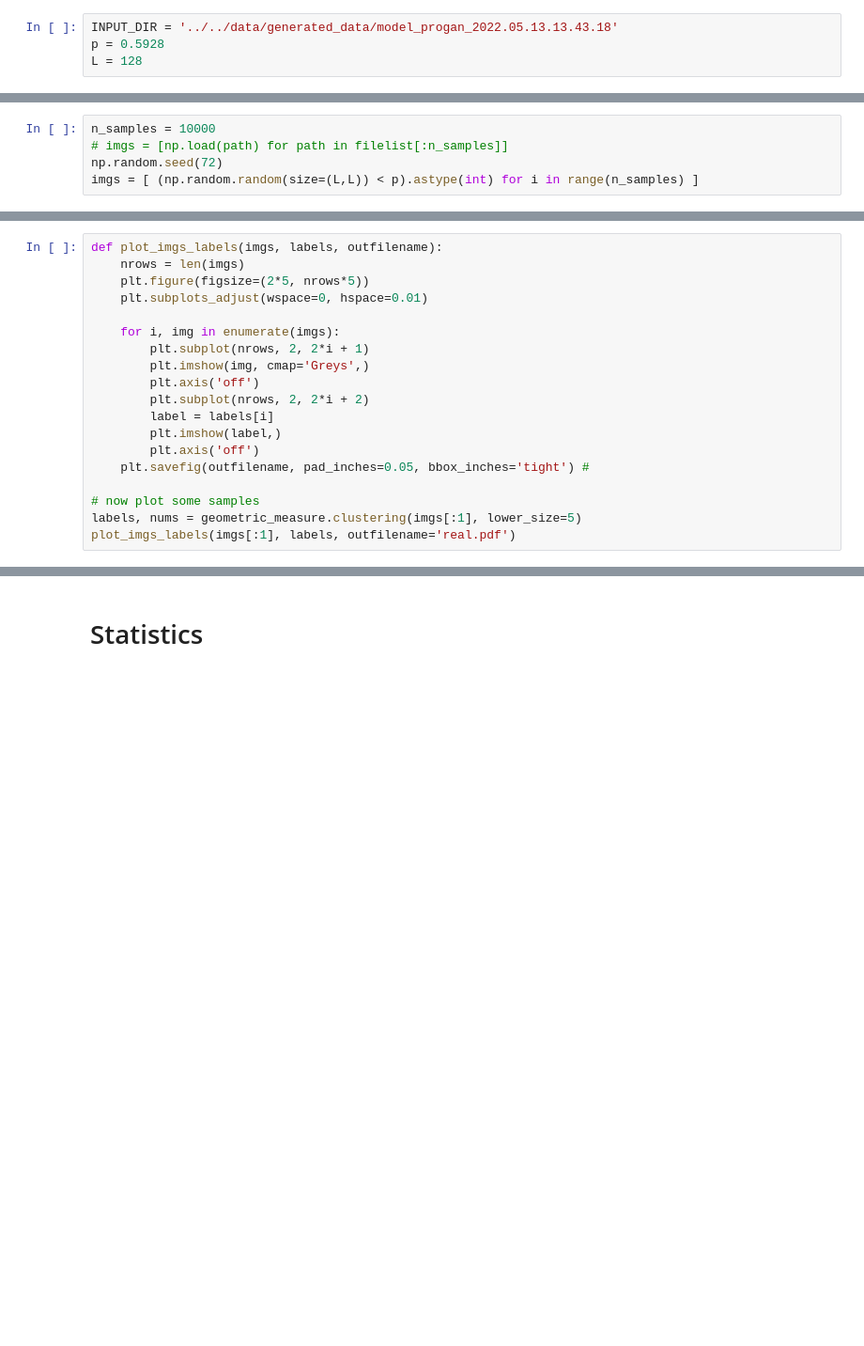
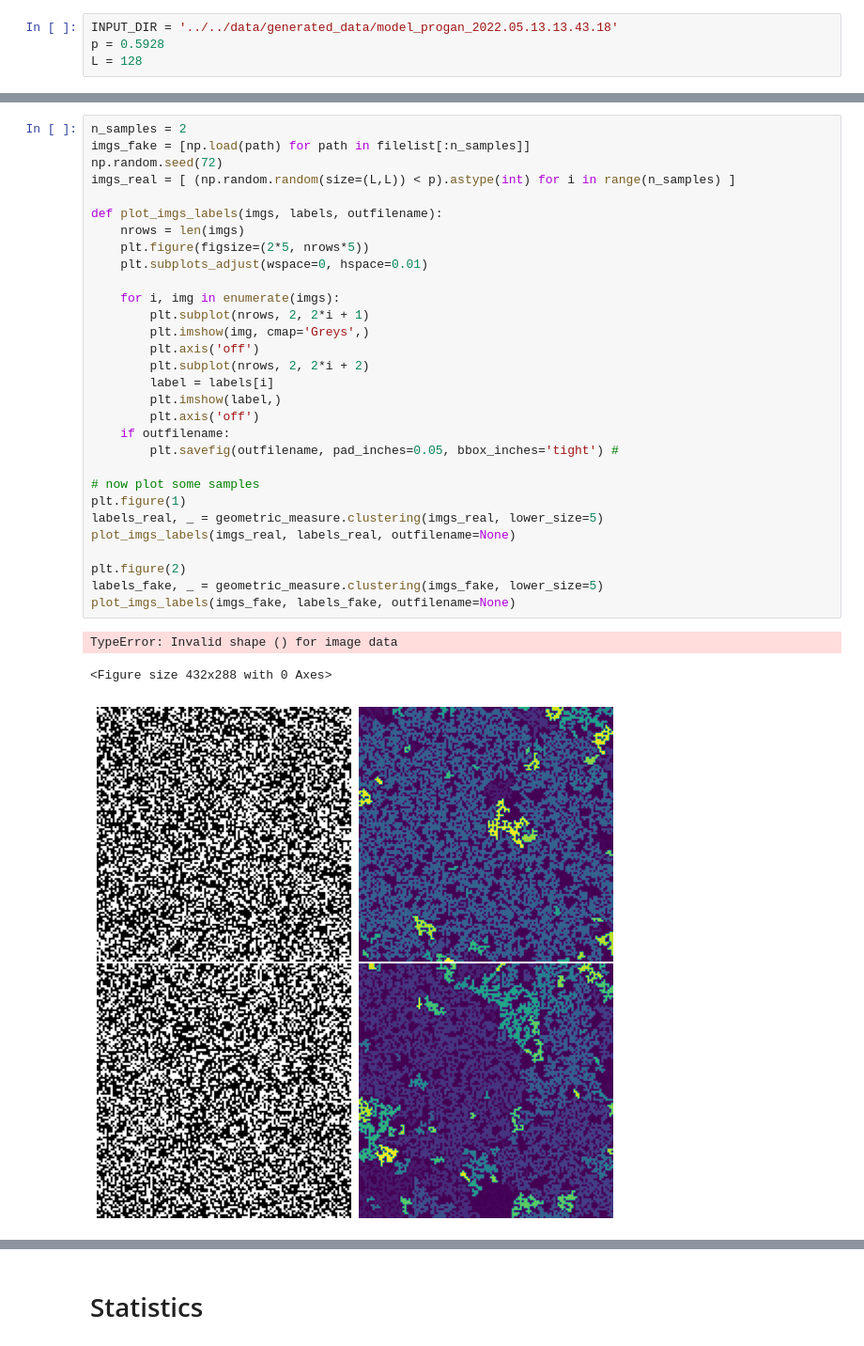
Before and after one commit to MatthieuSarkis/Improving-critical-exponents_pytorch, a Jupyter notebook: src/statphy/calculations.ipynb, the cells around one changed output, grey strips where cells are left out. Shown at 94% size. Saved outputs shown, nothing was run; the diff lists cells and outputs as text; blank space fills up the shorter version.

```diff
--- a/src/statphy/calculations.ipynb
+++ b/src/statphy/calculations.ipynb
@@ -24,6 +20 @@ importlib.reload(geometric_measure)
-# %%
-n_samples = 10000
-# imgs = [np.load(path) for path in filelist[:n_samples]]
-np.random.seed(72)
-imgs = [ (np.random.random(size=(L,L)) < p).astype(int) for i in range(n_samples) ]
 # %% [markdown]
@@ -31,19 +22,34 @@ imgs = [ (np.random.random(size=(L,L)) < p).astype(int) for i in range(n_samples
 # %%
+n_samples = 2
+imgs_fake = [np.load(path) for path in filelist[:n_samples]]
+np.random.seed(72)
+imgs_real = [ (np.random.random(size=(L,L)) < p).astype(int) for i in range(n_samples) ]
+
 def plot_imgs_labels(imgs, labels, outfilename):
     nrows = len(imgs)
     plt.figure(figsize=(2*5, nrows*5))
     plt.subplots_adjust(wspace=0, hspace=0.01)
 
     for i, img in enumerate(imgs):
         plt.subplot(nrows, 2, 2*i + 1)
         plt.imshow(img, cmap='Greys',)
         plt.axis('off')
         plt.subplot(nrows, 2, 2*i + 2)
         label = labels[i]
         plt.imshow(label,)
         plt.axis('off')
-    plt.savefig(outfilename, pad_inches=0.05, bbox_inches='tight') #
+    if outfilename:
+        plt.savefig(outfilename, pad_inches=0.05, bbox_inches='tight') #
 
 # now plot some samples
-labels, nums = geometric_measure.clustering(imgs[:1], lower_size=5)
-plot_imgs_labels(imgs[:1], labels, outfilename='real.pdf')
+plt.figure(1)
+labels_real, _ = geometric_measure.clustering(imgs_real, lower_size=5)
+plot_imgs_labels(imgs_real, labels_real, outfilename=None)
+
+plt.figure(2)
+labels_fake, _ = geometric_measure.clustering(imgs_fake, lower_size=5)
+plot_imgs_labels(imgs_fake, labels_fake, outfilename=None)
+# %% [output]
+TypeError: Invalid shape () for image data
+<Figure size 432x288 with 0 Axes>
+[figure, added]
```
Also changed, not shown: parts of 7 cells of this notebook.
